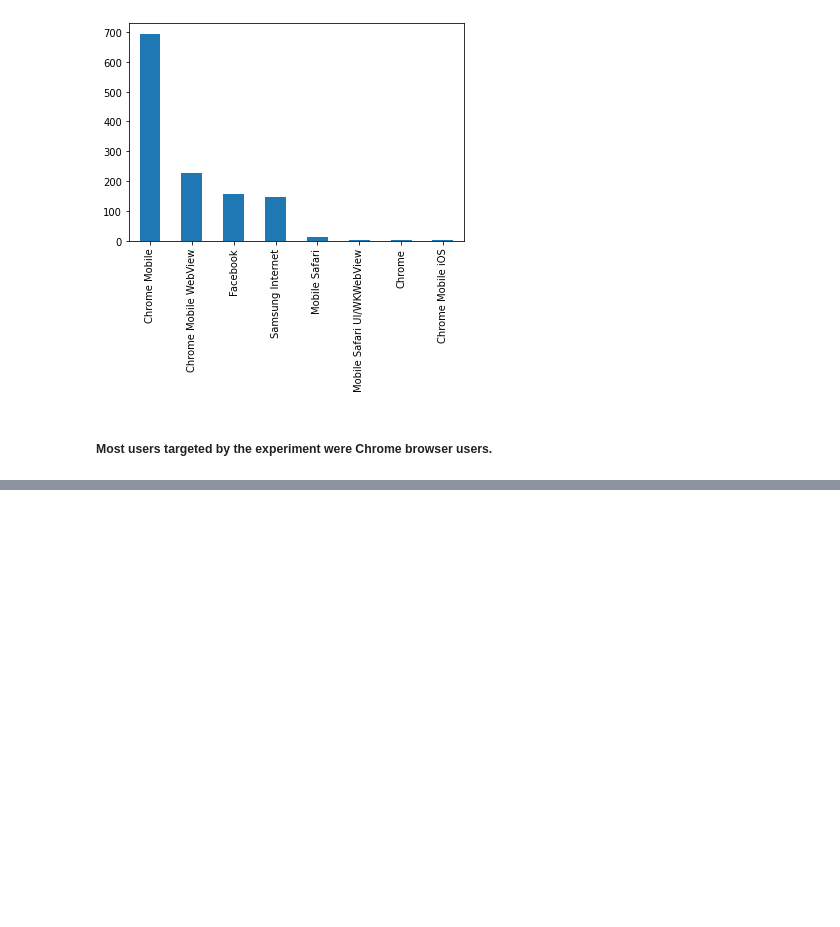
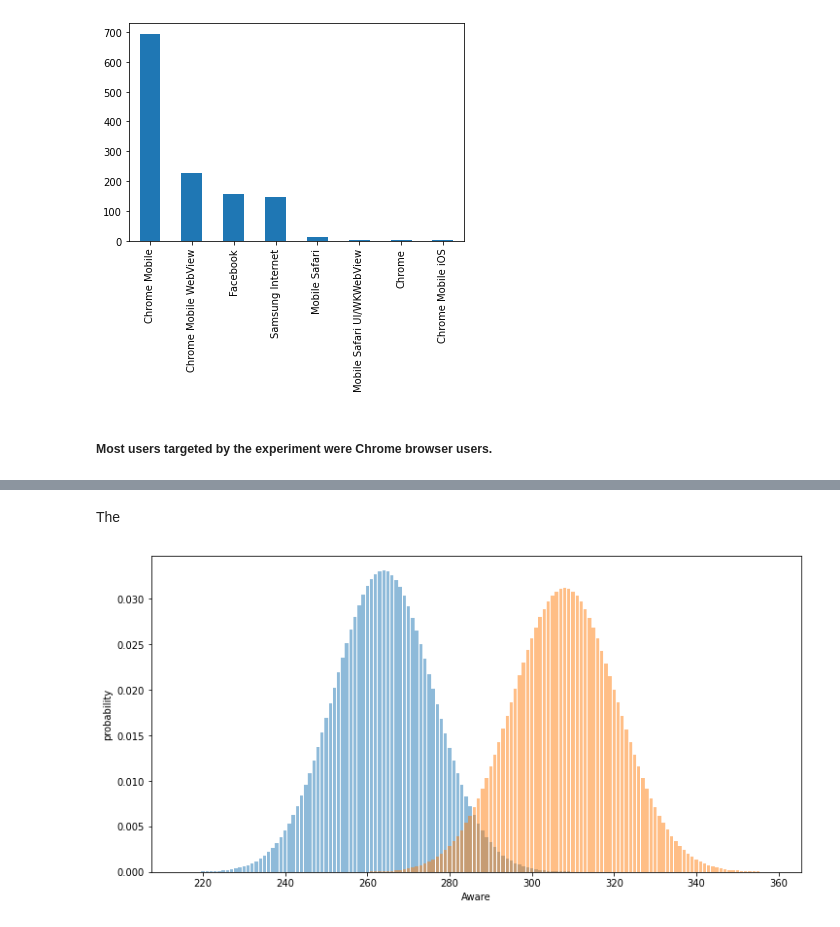
Before and after one commit to 10AcademyAbtestingProject/smartAd-abtesting, a Jupyter notebook: Notebooks/eda_AB_Testing.ipynb, the cells around one changed output, grey strips where cells are left out. Drawn from its saved outputs; the diff is of its cells as text; code cells hidden in the pictures; blank space fills up the shorter version.

```diff
--- a/Notebooks/eda_AB_Testing.ipynb
+++ b/Notebooks/eda_AB_Testing.ipynb
@@ -197,0 +227,7 @@ df['browser'].value_counts().plot(kind='bar')
+# %% [markdown]
+The
+# %%
+#comparison of control and exposed groups distribution against each other
+DP.cont_exp_distribution(C_aware, E_aware, C_total, E_total, C_cr, E_cr)
+# %% [output]
+[figure, added]
```
Also changed, not shown: parts of 21 cells of this notebook, 4 other files.
